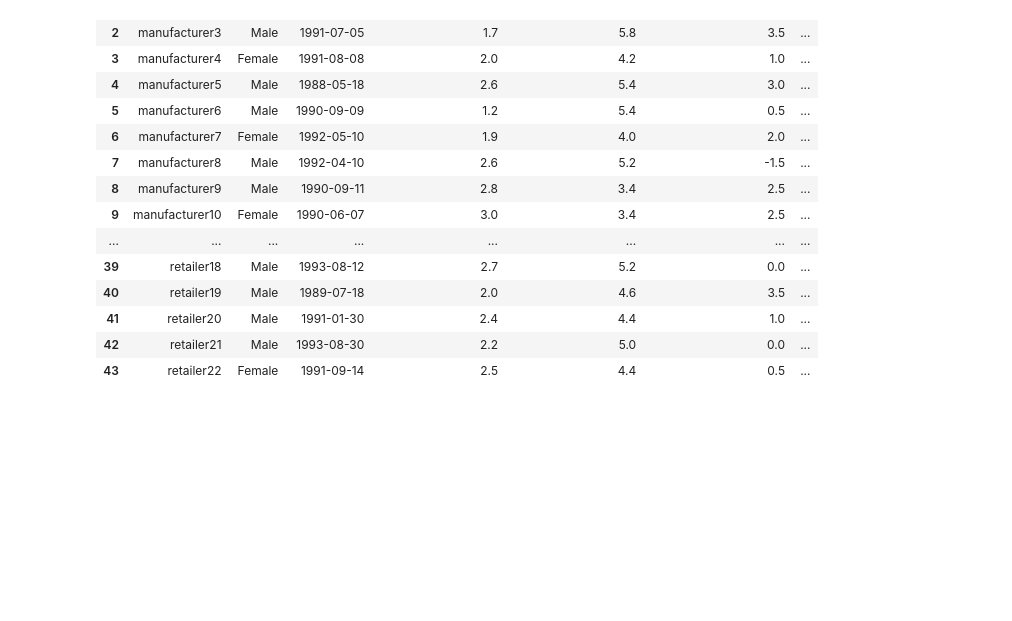
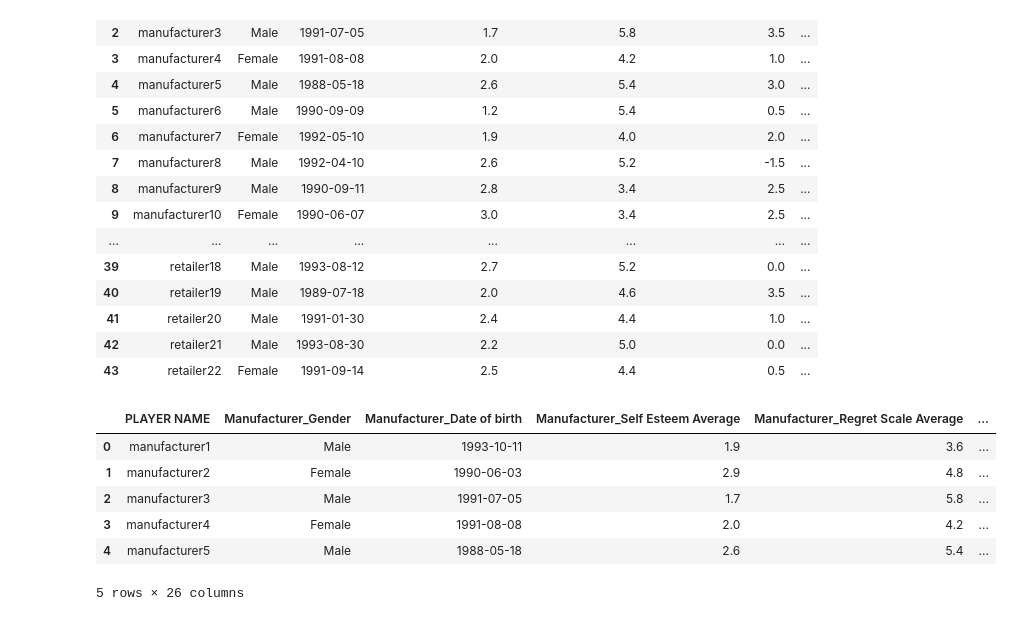
Before and after one commit to SerhanTelatar/Supply-Chain-Decision-Analysis, a Jupyter notebook: reponse_survey.ipynb, the cells around one changed output. Saved outputs shown, nothing was run; the diff lists cells and outputs as text; code cells hidden in the pictures; blank space fills up the shorter version.

```diff
--- a/reponse_survey.ipynb
+++ b/reponse_survey.ipynb
@@ -80,7 +80,8 @@ rl_value_mapping = {
     'RL4': 0.5,
     'RL5': 0,
     'RL6': -0.5,
-    'RL7': -1
+    'RL7': -1,
+    'RL8': -1.5
 }
 
 # Initialize a new column "Tossing Coin Risk Averse Coefficient"
@@ -90,9 +91,18 @@ cleaned_survey_data['Tossing Coin Risk Averse Coefficient'] = None
 
 for index, row in cleaned_survey_data.iterrows():
     for rl_column in ['RL 1', 'RL 2', 'RL 3', 'RL 4', 'RL 5', 'RL 6', 'RL 7']:
+        if rl_column == "RL 7":
+            if row[rl_column] == 0:  # Check if the RL value is 0
+                cleaned_survey_data.loc[index, 'Tossing Coin Risk Averse Coefficient'] = rl_value_mapping.get(rl_column.replace(' ', ''))
+                break
+            else:
+                cleaned_survey_data.loc[index, 'Tossing Coin Risk Averse Coefficient'] = rl_value_mapping.get('RL8'.replace(' ', ''))
+                break
+
         if row[rl_column] == 0:  # Check if the RL value is 0
             cleaned_survey_data.loc[index, 'Tossing Coin Risk Averse Coefficient'] = rl_value_mapping.get(rl_column.replace(' ', ''))
             break
+
 
 def calculate_risk_value(row):
     # Calculate Risk1 value
@@ -194,3 +204,58 @@ cleaned_survey_data
 | 41 | retailer20 | Male | 1991-01-30 | 2.4 | 4.4 | 1.0 | ... |
 | 42 | retailer21 | Male | 1993-08-30 | 2.2 | 5.0 | 0.0 | ... |
 | 43 | retailer22 | Female | 1991-09-14 | 2.5 | 4.4 | 0.5 | ... |
+# %%
+import pandas as pd
+
+# Assume 'df' is your concatenated DataFrame
+# For example:
+# df = pd.read_csv('your_concatenated_dataframe.csv')
+
+# Create 'Role' column based on 'PLAYER NAME'
+cleaned_survey_data['Role'] = cleaned_survey_data['PLAYER NAME'].apply(lambda x: 'Manufacturer' if 'manufacturer' in x.lower() else 'Retailer')
+
+# Separate manufacturers and retailers
+manufacturers = cleaned_survey_data[cleaned_survey_data['Role'] == 'Manufacturer'].reset_index(drop=True)
+retailers = cleaned_survey_data[cleaned_survey_data['Role'] == 'Retailer'].reset_index(drop=True)
+
+# Rename columns to distinguish between manufacturer and retailer
+manufacturers.columns = ['Manufacturer_' + col if col not in ['PLAYER NAME', 'Role'] else col for col in manufacturers.columns]
+retailers.columns = ['Retailer_' + col if col not in ['PLAYER NAME', 'Role'] else col for col in retailers.columns]
+
+# Merge the dataframes side by side
+combined = pd.concat([manufacturers.reset_index(drop=True), retailers.reset_index(drop=True)], axis=1)
+
+# Compute combined metrics
+combined['Avg_SelfEsteem'] = (combined['Manufacturer_Self Esteem Average'] + combined['Retailer_Self Esteem Average']) / 2
+combined['Diff_SelfEsteem'] = combined['Manufacturer_Self Esteem Average'] - combined['Retailer_Self Esteem Average']
+
+combined['Avg_RegretScale'] = (combined['Manufacturer_Regret Scale Average'] + combined['Retailer_Regret Scale Average']) / 2
+combined['Diff_RegretScale'] = combined['Manufacturer_Regret Scale Average'] - combined['Retailer_Regret Scale Average']
+
+combined['Avg_RiskAverseCoeff'] = (combined['Manufacturer_Risk Averse Coefficient'] + combined['Retailer_Risk Averse Coefficient']) / 2
+combined['Diff_RiskAverseCoeff'] = combined['Manufacturer_Risk Averse Coefficient'] - combined['Retailer_Risk Averse Coefficient']
+combined['RiskAverse_Interaction'] = combined['Manufacturer_Risk Averse Coefficient'] * combined['Retailer_Risk Averse Coefficient']
+
+combined['Avg_FairnessIndex'] = (combined['Manufacturer_Fairness Index'] + combined['Retailer_Fairness Index']) / 2
+combined['Diff_FairnessIndex'] = combined['Manufacturer_Fairness Index'] - combined['Retailer_Fairness Index']
+combined['Fairness_Interaction'] = combined['Manufacturer_Fairness Index'] * combined['Retailer_Fairness Index']
+
+# Conserve gender and date of birth columns
+# (Columns are already included with distinct prefixes)
+
+# Handle missing values
+combined.fillna(0, inplace=True)
+
+
+combined.to_csv('adjusted_reponse_survey.csv', index=False)
+
+# Display the combined DataFrame
+combined.head()
+# %% [output]
+|  | PLAYER NAME | Manufacturer_Gender | Manufacturer_Date of birth | Manufacturer_Self Esteem Average | Manufacturer_Regret Scale Average | ... |
+| 0 | manufacturer1 | Male | 1993-10-11 | 1.9 | 3.6 | ... |
+| 1 | manufacturer2 | Female | 1990-06-03 | 2.9 | 4.8 | ... |
+| 2 | manufacturer3 | Male | 1991-07-05 | 1.7 | 5.8 | ... |
+| 3 | manufacturer4 | Female | 1991-08-08 | 2.0 | 4.2 | ... |
+| 4 | manufacturer5 | Male | 1988-05-18 | 2.6 | 5.4 | ... |
+5 rows × 26 columns
```
Also changed, not shown: 1 other file.
